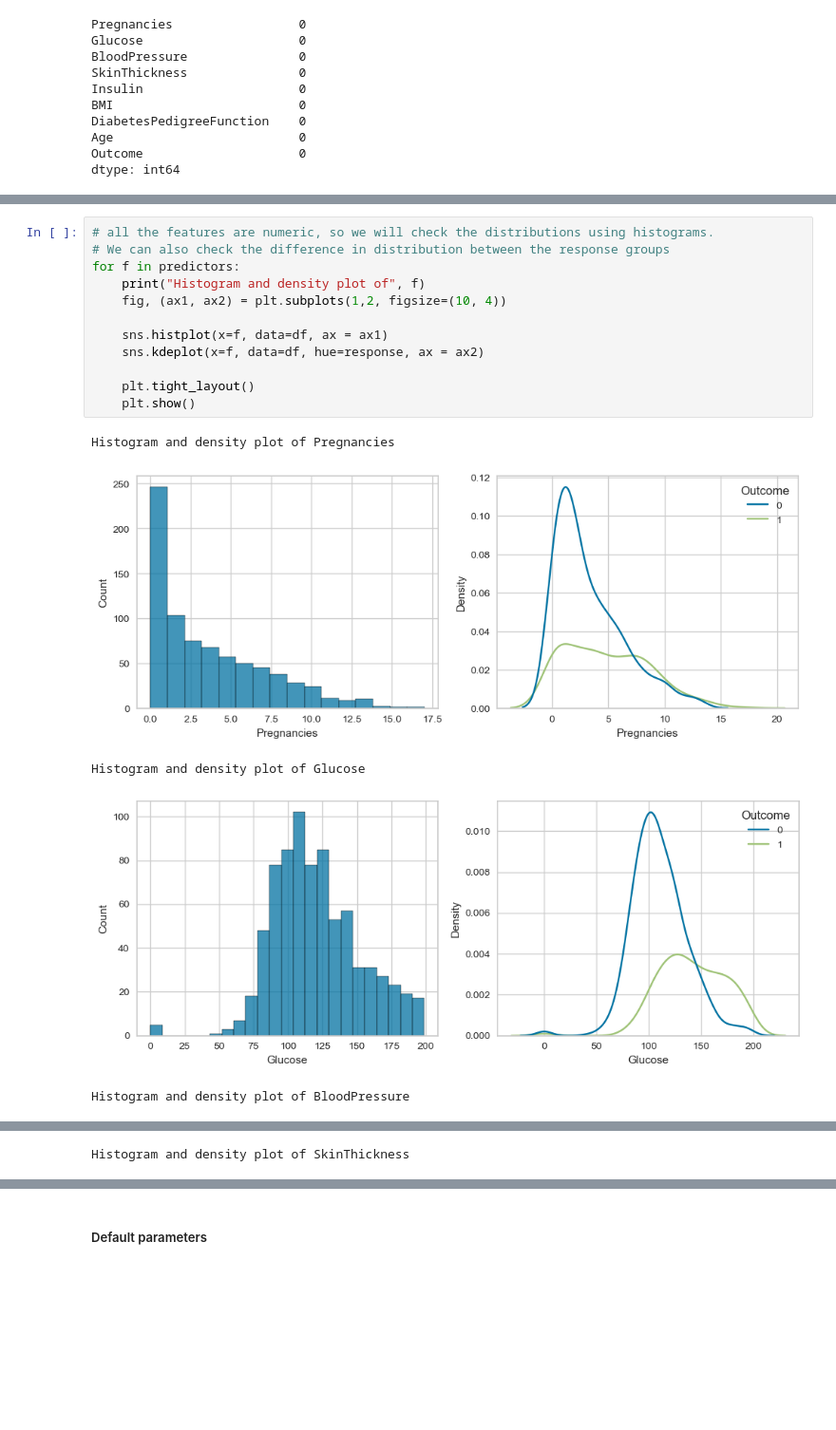
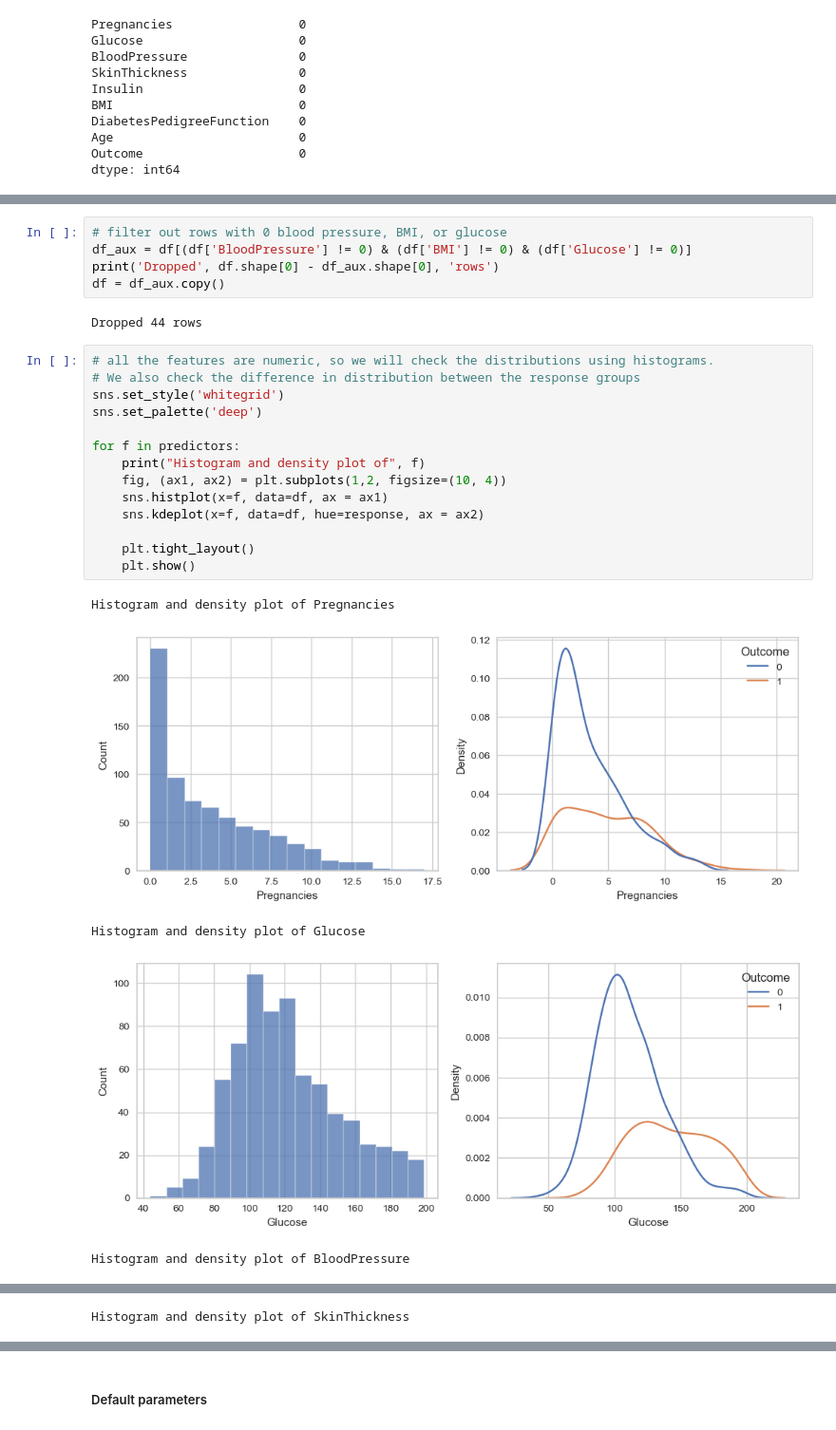
Before and after one commit to ClassicRevive/ds_projects, a Jupyter notebook: diabetes_rf_automl/CA4021 Assignment 1.ipynb, the cells around one changed output, grey strips where cells are left out. Shown at 95% size. Saved outputs shown, nothing was run; the diff lists cells and outputs as text; blank space fills up the shorter version.

```diff
--- a/diabetes_rf_automl/CA4021 Assignment 1.ipynb
+++ b/diabetes_rf_automl/CA4021 Assignment 1.ipynb
@@ -85,18 +149,27 @@ df.head()
+# %%
+# filter out rows with 0 blood pressure, BMI, or glucose
+df_aux = df[(df['BloodPressure'] != 0) & (df['BMI'] != 0) & (df['Glucose'] != 0)]
+print('Dropped', df.shape[0] - df_aux.shape[0], 'rows')
+df = df_aux.copy()
+# %% [output]
+Dropped 44 rows
 # %%
 # all the features are numeric, so we will check the distributions using histograms.
-# We can also check the difference in distribution between the response groups
+# We also check the difference in distribution between the response groups
+sns.set_style('whitegrid')
+sns.set_palette('deep')
+
 for f in predictors:
     print("Histogram and density plot of", f)
     fig, (ax1, ax2) = plt.subplots(1,2, figsize=(10, 4))
-
     sns.histplot(x=f, data=df, ax = ax1)
     sns.kdeplot(x=f, data=df, hue=response, ax = ax2)
 
     plt.tight_layout()
     plt.show()
 # %% [output]
 Histogram and density plot of Pregnancies
-[figure, old version]
+[figure, new version]
 Histogram and density plot of Glucose
-[figure, old version]
+[figure, new version]
 Histogram and density plot of BloodPressure
```
Also changed, not shown: parts of 66 cells of this notebook, 1 other file.
